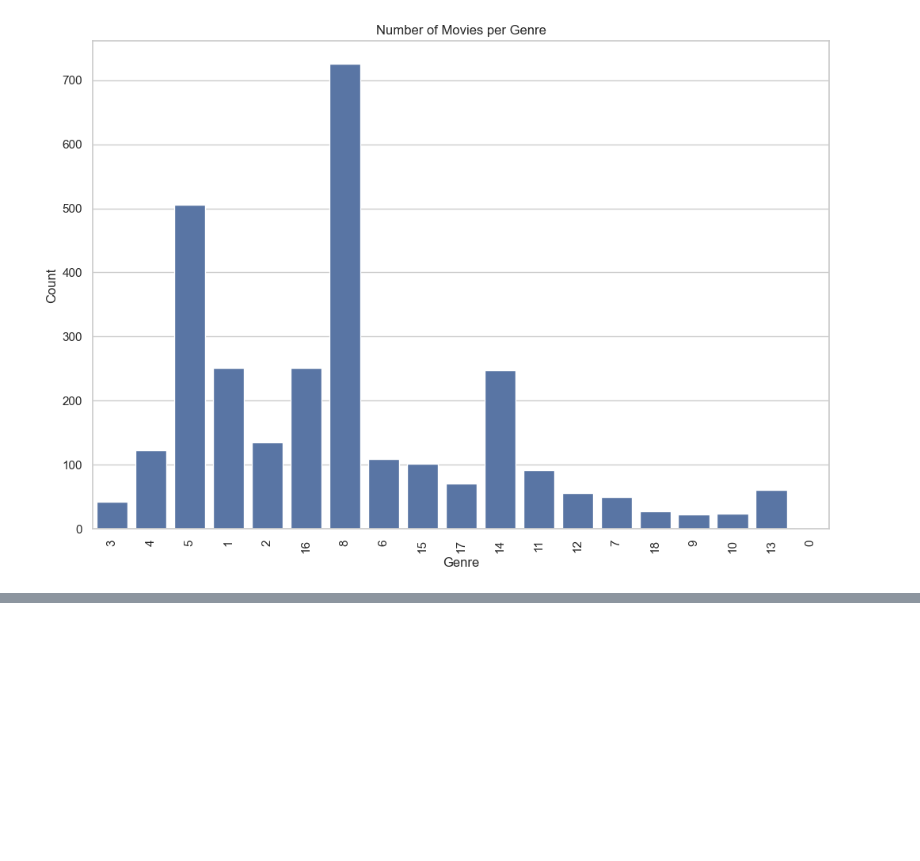
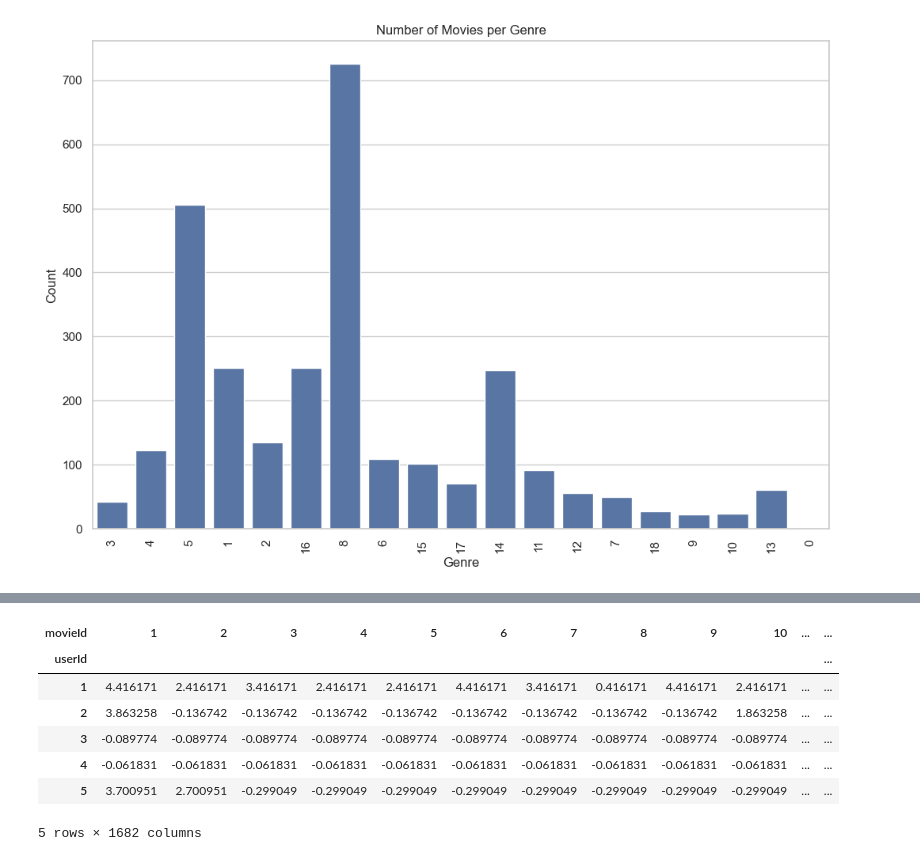
Before and after one commit to matt-harlow-9/movie-recommendation-ml-system, a Jupyter notebook: notebooks/EDA.ipynb, the cells around one changed output, grey strips where cells are left out. Cells and saved outputs as stored; diff of their text form; code cells hidden in the pictures; blank space fills up the shorter version.

```diff
--- a/notebooks/EDA.ipynb
+++ b/notebooks/EDA.ipynb
@@ -202,0 +295,14 @@ plt.show()
+# %%
+# Normalize the user ratings by subtracting the mean rating of each user
+user_ratings_mean = np.mean(user_movie_ratings, axis=1)
+ratings_demeaned = user_movie_ratings - user_ratings_mean.values.reshape(-1, 1)
+ratings_demeaned.head()
+# %% [output]
+| movieId | 1 | 2 | 3 | 4 | 5 | 6 | 7 | 8 | 9 | 10 | ... | ... |
+| userId |  |  |  |  |  |  |  |  |  |  |  | ... |
+| 1 | 4.416171 | 2.416171 | 3.416171 | 2.416171 | 2.416171 | 4.416171 | 3.416171 | 0.416171 | 4.416171 | 2.416171 | ... | ... |
+| 2 | 3.863258 | -0.136742 | -0.136742 | -0.136742 | -0.136742 | -0.136742 | -0.136742 | -0.136742 | -0.136742 | 1.863258 | ... | ... |
+| 3 | -0.089774 | -0.089774 | -0.089774 | -0.089774 | -0.089774 | -0.089774 | -0.089774 | -0.089774 | -0.089774 | -0.089774 | ... | ... |
+| 4 | -0.061831 | -0.061831 | -0.061831 | -0.061831 | -0.061831 | -0.061831 | -0.061831 | -0.061831 | -0.061831 | -0.061831 | ... | ... |
+| 5 | 3.700951 | 2.700951 | -0.299049 | -0.299049 | -0.299049 | -0.299049 | -0.299049 | -0.299049 | -0.299049 | -0.299049 | ... | ... |
+5 rows × 1682 columns
```
Also changed, not shown: parts of 5 cells of this notebook.
